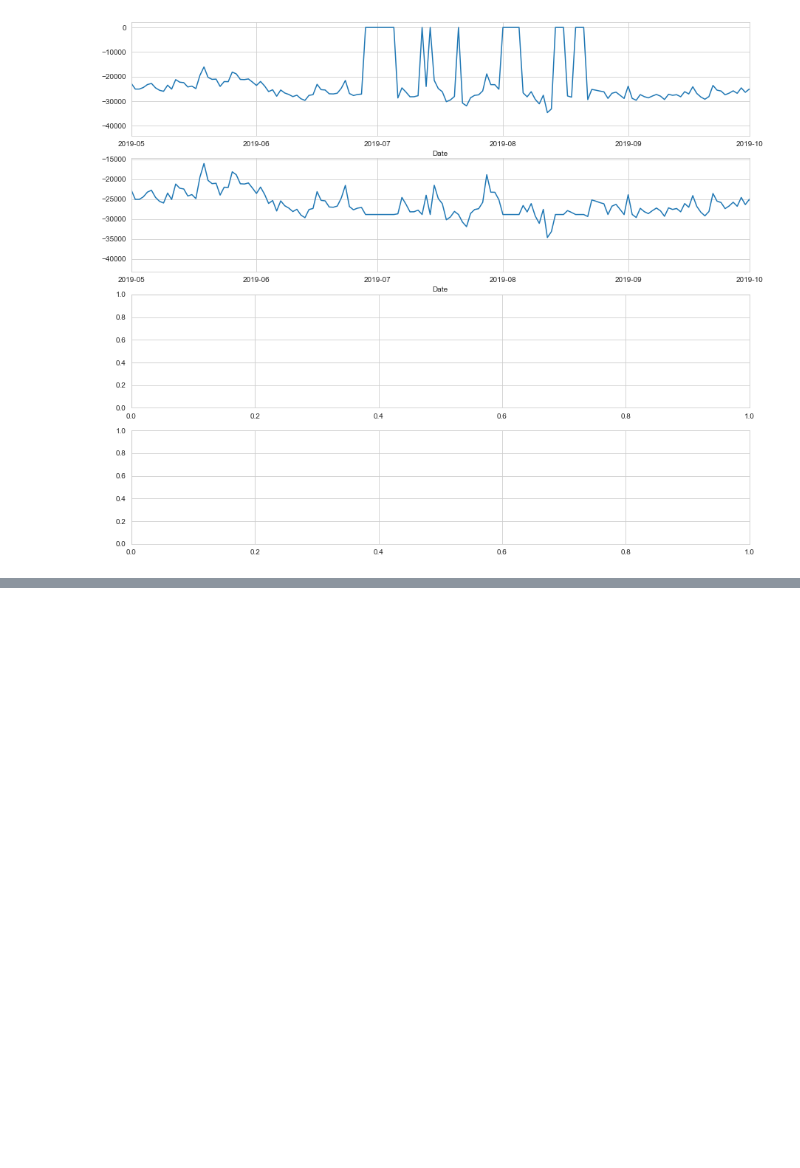
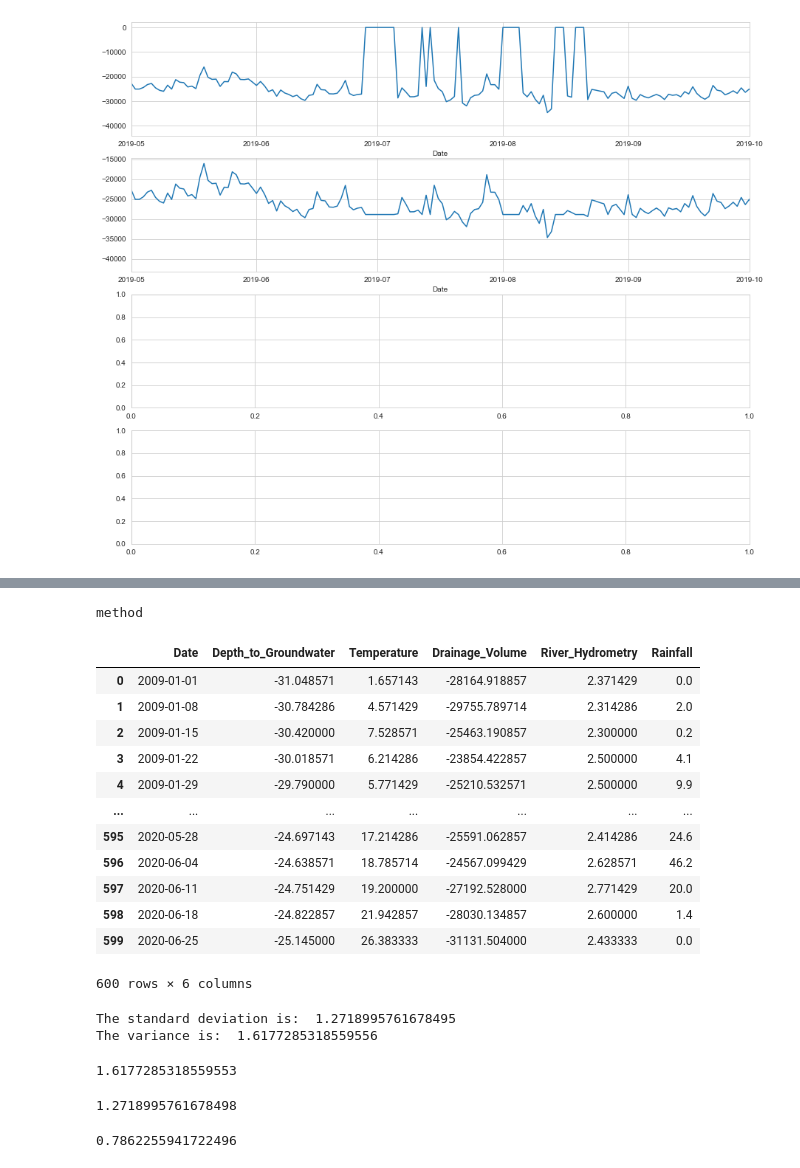
Before and after one commit to AshlanH/water_analytics, a Jupyter notebook: Aquifer_Petrignano_test_stage.ipynb, the cells around one changed output, grey strips where cells are left out. Cells and saved outputs as stored; diff of their text form; code cells hidden in the pictures; blank space fills up the shorter version.

```diff
--- a/Aquifer_Petrignano_test_stage.ipynb
+++ b/Aquifer_Petrignano_test_stage.ipynb
@@ -148,0 +192,50 @@ ax[1].set_xlim([date(2019, 5, 1), date(2019, 10, 1)])
+# %%
+type(df.resample('W', on='Date').sum().take)
+# %% [output]
+method
+# %%
+df_downsampled = df[['Date',
+                     'Depth_to_Groundwater',
+                     'Temperature',
+                     'Drainage_Volume',
+                     'River_Hydrometry'
+                    ]].resample('7D', on='Date').mean().reset_index(drop=False)
+
+df_downsampled['Rainfall'] = df[['Date',
+                                 'Rainfall'
+                                ]].resample('7D', on='Date').sum().reset_index(drop=False)[['Rainfall']]
+
+df_downsampled
+# %% [output]
+|  | Date | Depth_to_Groundwater | Temperature | Drainage_Volume | River_Hydrometry | Rainfall |
+| 0 | 2009-01-01 | -31.048571 | 1.657143 | -28164.918857 | 2.371429 | 0.0 |
+| 1 | 2009-01-08 | -30.784286 | 4.571429 | -29755.789714 | 2.314286 | 2.0 |
+| 2 | 2009-01-15 | -30.420000 | 7.528571 | -25463.190857 | 2.300000 | 0.2 |
+| 3 | 2009-01-22 | -30.018571 | 6.214286 | -23854.422857 | 2.500000 | 4.1 |
+| 4 | 2009-01-29 | -29.790000 | 5.771429 | -25210.532571 | 2.500000 | 9.9 |
+| ... | ... | ... | ... | ... | ... | ... |
+| 595 | 2020-05-28 | -24.697143 | 17.214286 | -25591.062857 | 2.414286 | 24.6 |
+| 596 | 2020-06-04 | -24.638571 | 18.785714 | -24567.099429 | 2.628571 | 46.2 |
+| 597 | 2020-06-11 | -24.751429 | 19.200000 | -27192.528000 | 2.771429 | 20.0 |
+| 598 | 2020-06-18 | -24.822857 | 21.942857 | -28030.134857 | 2.600000 | 1.4 |
+| 599 | 2020-06-25 | -25.145000 | 26.383333 | -31131.504000 | 2.433333 | 0.0 |
+600 rows × 6 columns
+# %%
+a = [3, 4, 5,5,4,5,6,8,3,4,5,3,6,4,3,5,3,5, 5]
+print('The standard deviation is: ', np.std(a))
+print('The variance is: ', np.var(a))
+# %% [output]
+The standard deviation is:  1.2718995761678495
+The variance is:  1.6177285318559556
+# %%
+ np.std(a) *  np.std(a)
+# %% [output]
+1.6177285318559553
+# %%
+np.var(a) / np.std(a)
+# %% [output]
+1.2718995761678498
+# %%
+np.std(a) / np.var(a)
+# %% [output]
+0.7862255941722496
```
Also changed, not shown: parts of 8 cells of this notebook, 1 other file.
